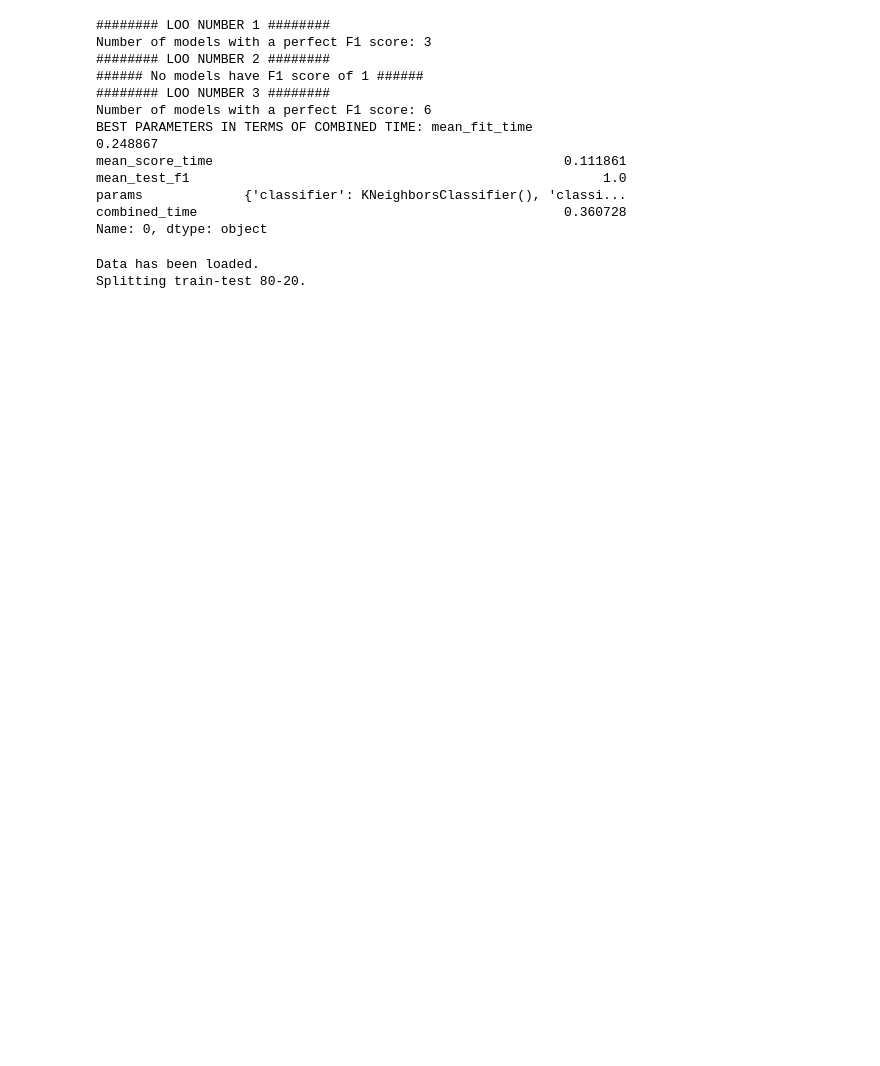
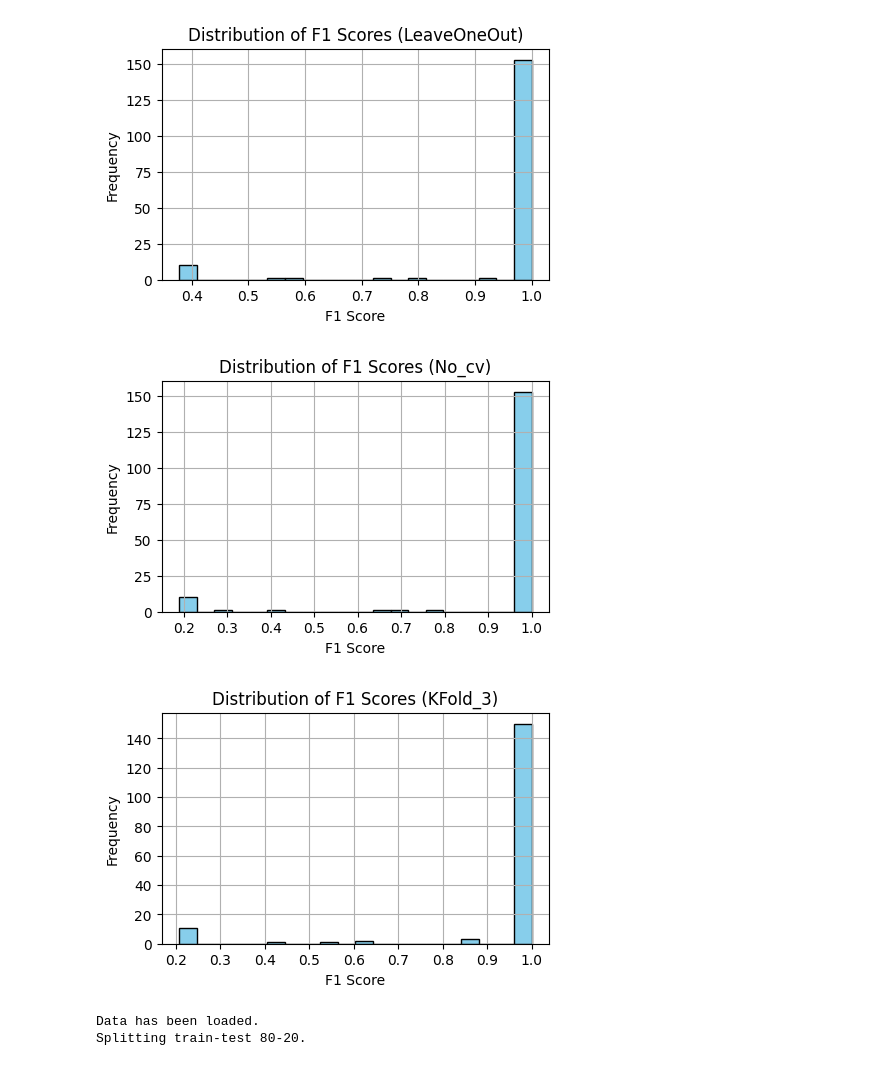
Before and after one commit to xenia-d/Pattern-Recognition-Gr7, a Jupyter notebook: Assignment-2/grid_search_evaluation.ipynb, the cells around one changed output. Cells and saved outputs as stored; diff of their text form; code cells hidden in the pictures; blank space fills up the shorter version.

```diff
--- a/Assignment-2/grid_search_evaluation.ipynb
+++ b/Assignment-2/grid_search_evaluation.ipynb
@@ -66,3 +66,45 @@ def create_ranked_lists(grid_search_results):
+# %%
+def plot_f1_score_distribution(cv_method):
+    # Load results based on the CV method
+    results = []
+    if cv_method == 'LeaveOneOut':
+        for i in [1, 2, 3]:
+            results.append(load_gridsearch_results(f'Genes_plots/LeaveOneOut{i}_grid_search.pkl'))
+    elif cv_method == 'No_cv':
+        results.append(load_gridsearch_results('Genes_plots/No_cv_grid_search.pkl'))
+    elif cv_method == 'KFold_3':
+        results.append(load_gridsearch_results(f'Genes_plots/{cv_method}_grid_search.pkl'))
+
+    # Extract F1 scores from all loaded results
+    f1_scores = []
+    for grid_search_results in results:
+        cv_results = grid_search_results.cv_results_
+        f1_scores.extend(cv_results.get('mean_test_f1', []))
+
+    if not f1_scores:
+        print("No F1 scores found in the grid search results.")
+        return
+
+    # Create a histogram of the F1 scores
+    plt.figure(figsize=(5, 3))
+    plt.hist(f1_scores, bins=20, color='skyblue', edgecolor='black')
+
+    # Add labels and title
+    plt.title(f'Distribution of F1 Scores ({cv_method})')
+    plt.xlabel('F1 Score')
+    plt.ylabel('Frequency')
+
+    # Show the plot
+    plt.grid(True)
+    plt.show()
+# %%
+plot_f1_score_distribution('LeaveOneOut')
+plot_f1_score_distribution('No_cv')
+plot_f1_score_distribution('KFold_3')
+# %% [output]
+[figure, added]
+[figure, added]
+[figure, added]
 # %%
 def load_gridsearch_results(filename):
     with open(filename, 'rb') as file:
@@ -121,19 +160,4 @@ def find_best_model_params_for_cv_method(cv_method, print_all=False):
         return ranked_by_combined_time.iloc[0]
-# %%
-best = find_best_model_params_for_cv_method('loo', print_all=False)
-# %% [output]
-######## LOO NUMBER 1 ########
-Number of models with a perfect F1 score: 3
-######## LOO NUMBER 2 ########
-###### No models have F1 score of 1 ######
-######## LOO NUMBER 3 ########
-Number of models with a perfect F1 score: 6
-BEST PARAMETERS IN TERMS OF COMBINED TIME: mean_fit_time                                               0.248867
-mean_score_time                                             0.111861
-mean_test_f1                                                     1.0
-params             {'classifier': KNeighborsClassifier(), 'classi...
-combined_time                                               0.360728
-Name: 0, dtype: object
 # %%
 genes = GeneAnalysis()
 # %% [output]
```
Also changed, not shown: parts of 23 cells of this notebook.
